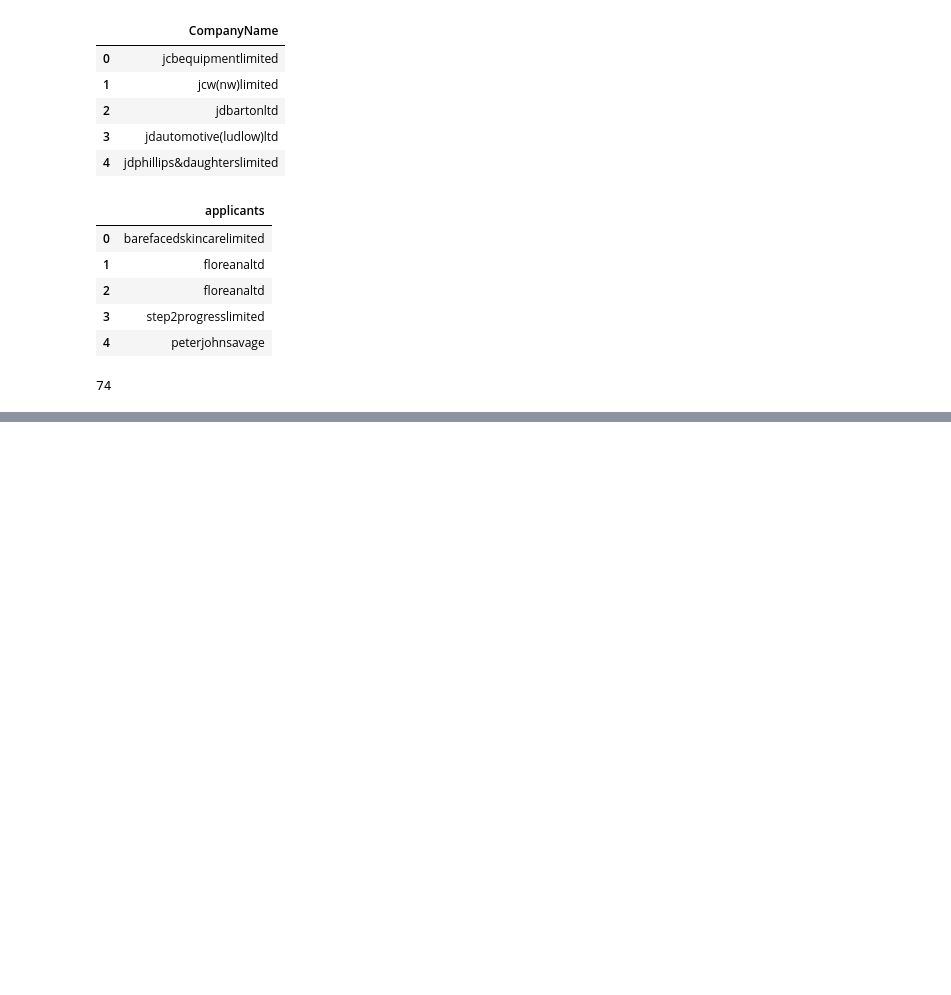
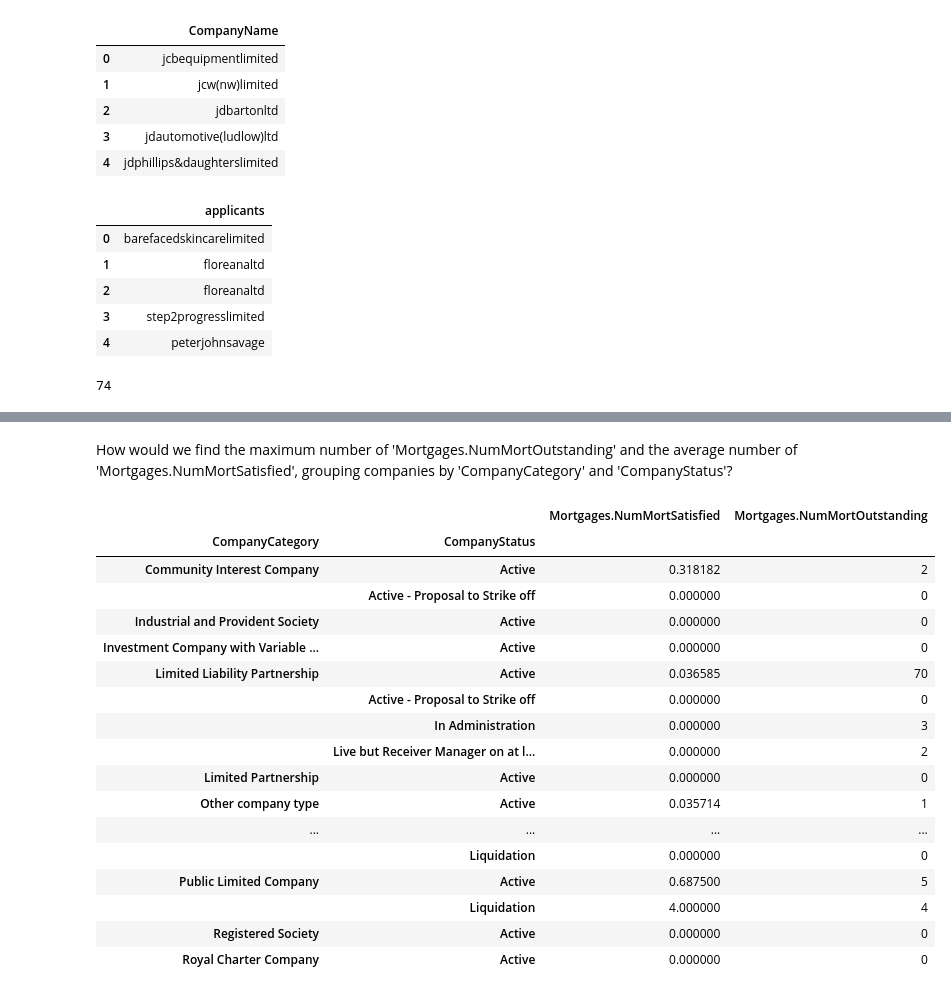
Before and after one commit to JasnaJejcic/training, a Jupyter notebook: s2ds_python/exploratory.ipynb, the cells around one changed output, grey strips where cells are left out. Cells and saved outputs as stored; diff of their text form; code cells hidden in the pictures; blank space fills up the shorter version.

```diff
--- a/s2ds_python/exploratory.ipynb
+++ b/s2ds_python/exploratory.ipynb
@@ -754,0 +908,28 @@ pd.merge(trademarks,
+# %% [markdown]
+How would we find the maximum number of 'Mortgages.NumMortOutstanding' and the average number of 'Mortgages.NumMortSatisfied', grouping companies by 'CompanyCategory' and 'CompanyStatus'?
+# %%
+fns = {
+    'Mortgages.NumMortOutstanding': np.max,
+    'Mortgages.NumMortSatisfied': np.mean
+}
+
+df.groupby(['CompanyCategory', 'CompanyStatus']).agg(fns)
+# %% [output]
+|  |  | Mortgages.NumMortSatisfied | Mortgages.NumMortOutstanding |
+| CompanyCategory | CompanyStatus |  |  |
+| Community Interest Company | Active | 0.318182 | 2 |
+|  | Active - Proposal to Strike off | 0.000000 | 0 |
+| Industrial and Provident Society | Active | 0.000000 | 0 |
+| Investment Company with Variable ... | Active | 0.000000 | 0 |
+| Limited Liability Partnership | Active | 0.036585 | 70 |
+|  | Active - Proposal to Strike off | 0.000000 | 0 |
+|  | In Administration | 0.000000 | 3 |
+|  | Live but Receiver Manager on at l... | 0.000000 | 2 |
+| Limited Partnership | Active | 0.000000 | 0 |
+| Other company type | Active | 0.035714 | 1 |
+| ... | ... | ... | ... |
+|  | Liquidation | 0.000000 | 0 |
+| Public Limited Company | Active | 0.687500 | 5 |
+|  | Liquidation | 4.000000 | 4 |
+| Registered Society | Active | 0.000000 | 0 |
+| Royal Charter Company | Active | 0.000000 | 0 |
```
Also changed, not shown: parts of 53 cells of this notebook, 1 other file.
